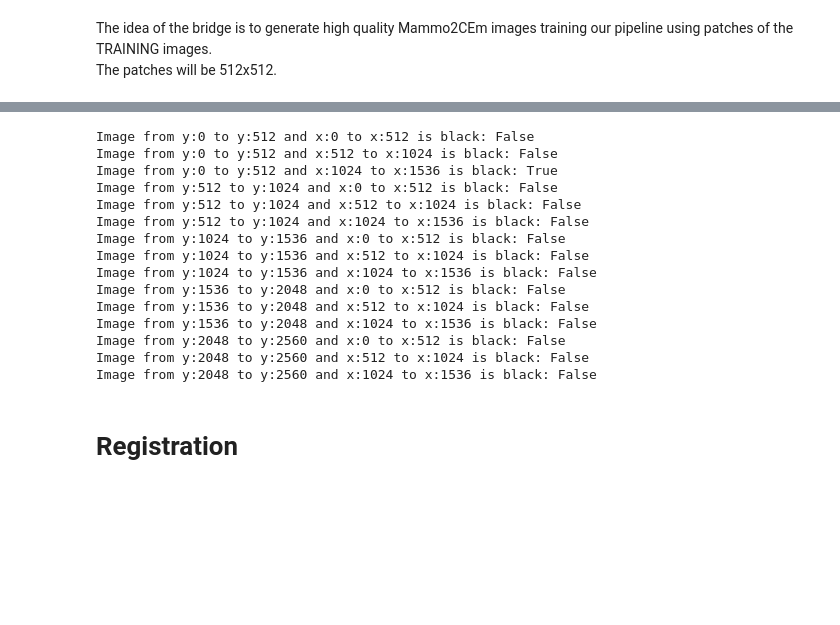
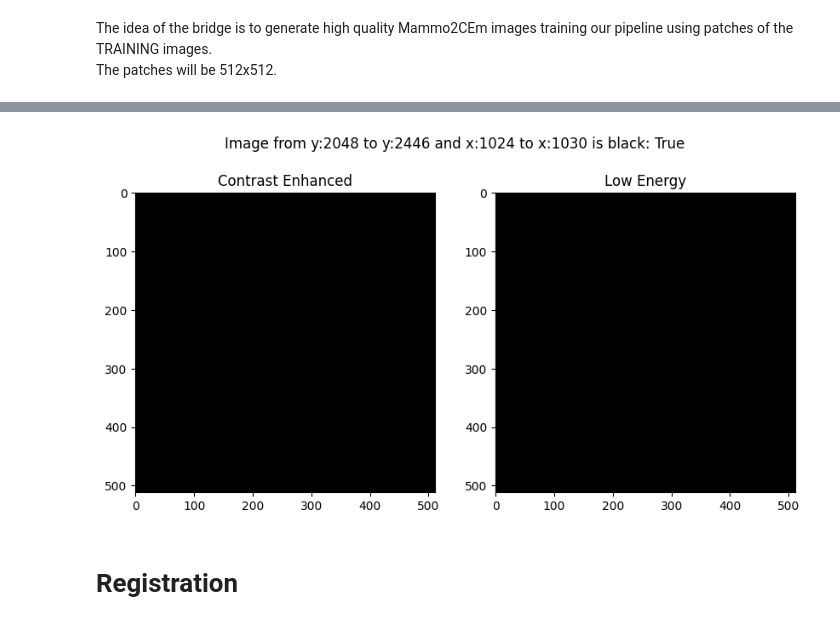
Before and after one commit to Likalto4/CEM-Detect, a Jupyter notebook: generation/bbridge/data_preparation/patches_preparation.ipynb, the cells around one changed output, grey strips where cells are left out. Drawn from its saved outputs; the diff is of its cells as text; code cells hidden in the pictures; blank space fills up the shorter version.

Commit message:
fixed bug on generation of patches

```diff
--- a/generation/bbridge/data_preparation/patches_preparation.ipynb
+++ b/generation/bbridge/data_preparation/patches_preparation.ipynb
@@ -57,10 +57,10 @@ im_dir_low = repo_path / 'data/CDD-CESM/images/low-energy'
 train_metadata = pd.read_csv(train_metadata_path)
 
 # saving dir
-save_dir = repo_path / 'generation/bbridge/data/CEM-512/split_1/train'
+save_dir = repo_path / 'generation/bbridge/data/CEM-512/split_trial/train'
 save_dir.mkdir(parents=True, exist_ok=True)
 # %%
-ex_im_path = im_dir_CEM / (train_metadata['image_name'][20] + '.jpg')
+ex_im_path = im_dir_CEM / (train_metadata['image_name'].unique()[4] + '.jpg')
 low_im_path = im_dir_low / (ex_im_path.stem.replace('CM', 'DM') + '.jpg')
 
 # read the image
@@ -80,7 +84,8 @@ Shape after registration: (2620, 1657), (2620, 1657)
 # %%
 # create a subimage of 512x512, starting from the 0,0 corner
-for i_y in range(len(ex_im)//512):
-    for i_x in range(len(ex_im[0])//512):
+for i_y in range((ex_im.shape[0])//512 + 1):
+    for i_x in range((ex_im.shape[1])//512 + 1):
+
         y_shift = 512*i_y
         x_shift = 512*i_x
 
@@ -89,68 +94,76 @@ for i_y in range(len(ex_im)//512):
         from_x = 0+x_shift
         to_x = 512+x_shift
 
-        if to_y > ex_im.shape[0]: # when to_y is too large (end of image)
-            to_complete_y = 512 - (ex_im.shape[0] - from_y)
+        if to_y > ex_im.shape[0] and to_x > ex_im.shape[1]: # when to_y and to_x are too large
+            to_y = ex_im.shape[0]
+            to_x = ex_im.shape[1]
+
+            sub_im = np.zeros((512, 512), dtype=np.uint8)
+            # fill the subimage with the original image
+            sub_im[:to_y-from_y, :to_x-from_x] = ex_im[from_y:to_y, from_x:to_x]
+            # replicate for low energy image
+            sub_low_im = np.zeros((512, 512), dtype=np.uint8)
+            sub_low_im[:to_y-from_y, :to_x-from_x] = low_im[from_y:to_y, from_x:to_x]
+
+
+        elif to_y > ex_im.shape[0]: # when to_y is too large (end of image)
             to_y = ex_im.shape[0]
 
             sub_im = np.zeros((512, 512), dtype=np.uint8)
             # fill the subimage with the original image
             sub_im[:to_y-from_y, :] = ex_im[from_y:to_y, from_x:to_x]
             # replicate for low energy image
             sub_low_im = np.zeros((512, 512), dtype=np.uint8)
             sub_low_im[:to_y-from_y, :] = low_im[from_y:to_y, from_x:to_x]
         elif to_x > ex_im.shape[1]:
-            to_complete_x = 512 - (ex_im.shape[1] - from_x)
             to_x = ex_im.shape[1]
 
             sub_im = np.zeros((512, 512), dtype=np.uint8)
             # fill the subimage with the original image
             sub_im[:, :to_x-from_x] = ex_im[from_y:to_y, from_x:to_x]
             # replicate for low energy image
             sub_low_im = np.zeros((512, 512), dtype=np.uint8)
             sub_low_im[:, :to_x-from_x] = low_im[from_y:to_y, from_x:to_x]
+
 
         else: # when limits are within the image
             sub_im = ex_im[from_y:to_y, from_x:to_x]
             sub_low_im = low_im[from_y:to_y, from_x:to_x]
 
         # if more than 30% of the image is black, then the image is considered black
         black = np.sum(sub_im == 0) / (512*512) > 0.7
         sub_im = Image.fromarray(sub_im)
         sub_low_im = Image.fromarray(sub_low_im).convert('L')
         print(f'Image from y:{from_y} to y:{to_y} and x:{from_x} to x:{to_x} is black: {black}')
 
-        # #### register images
-        # fixedImage = sitk.GetImageFromArray(np.array(sub_im))
-        # movingImage = sitk.GetImageFromArray(np.array(sub_low_im))
-        # _, moved_im = registrater_affine(fixedImage, movingImage, show=False)
-        # sub_low_im = Image.fromarray(sitk.GetArrayFromImage(moved_im)).convert('L')
-        # #####
+        #### register images
+        fixedImage = sitk.GetImageFromArray(np.array(sub_im))
+        movingImage = sitk.GetImageFromArray(np.array(sub_low_im))
+        _, moved_im = registrater_affine(fixedImage, movingImage, show=False)
+        sub_low_im = Image.fromarray(sitk.GetArrayFromImage(moved_im)).convert('L')
+        #####
 
-        # save image in the save_dir
-        save_path = save_dir / 'B' / f'{ex_im_path.stem}_y{i_y}_x{i_x}.jpg'
-        save_path.parent.mkdir(parents=True, exist_ok=True)
-        sub_im.save(save_path)
+        # save image in the save_dir if not black
+        if not black:
+            save_path = save_dir / 'B' / f'{ex_im_path.stem}_y{i_y}_x{i_x}.jpg'
 
-        save_path_low = save_dir / 'A' / f'{low_im_path.stem}_y{i_y}_x{i_x}.jpg'
-        save_path_low.parent.mkdir(parents=True, exist_ok=True)
-        sub_low_im.save(save_path_low)
+            save_path.parent.mkdir(parents=True, exist_ok=True)
+            sub_im.save(save_path)
+
+            save_path_low = save_dir / 'A' / f'{low_im_path.stem}_y{i_y}_x{i_x}.jpg'
+            save_path_low.parent.mkdir(parents=True, exist_ok=True)
+            sub_low_im.save(save_path_low)
+
+        # show images
+        fig, ax = plt.subplots(1,2, figsize=(10,5))
+        ax[0].imshow(sub_im, cmap='gray')
+        ax[0].set_title('Contrast Enhanced')
+        ax[1].imshow(sub_low_im, cmap='gray')
+        ax[1].set_title('Low Energy')
+        fig.suptitle(f'Image from y:{from_y} to y:{to_y} and x:{from_x} to x:{to_x} is black: {black}')
+        plt.show()
 # %% [output]
-Image from y:0 to y:512 and x:0 to x:512 is black: False
-Image from y:0 to y:512 and x:512 to x:1024 is black: False
-Image from y:0 to y:512 and x:1024 to x:1536 is black: True
-Image from y:512 to y:1024 and x:0 to x:512 is black: False
-Image from y:512 to y:1024 and x:512 to x:1024 is black: False
-Image from y:512 to y:1024 and x:1024 to x:1536 is black: False
-Image from y:1024 to y:1536 and x:0 to x:512 is black: False
-Image from y:1024 to y:1536 and x:512 to x:1024 is black: False
-Image from y:1024 to y:1536 and x:1024 to x:1536 is black: False
-Image from y:1536 to y:2048 and x:0 to x:512 is black: False
-Image from y:1536 to y:2048 and x:512 to x:1024 is black: False
-Image from y:1536 to y:2048 and x:1024 to x:1536 is black: False
-Image from y:2048 to y:2560 and x:0 to x:512 is black: False
-Image from y:2048 to y:2560 and x:512 to x:1024 is black: False
-Image from y:2048 to y:2560 and x:1024 to x:1536 is black: False
+[figure, added]
 # %% [markdown]
 # Registration
 # %%
```
Also changed, not shown: parts of 2 cells of this notebook, 1 other file.
